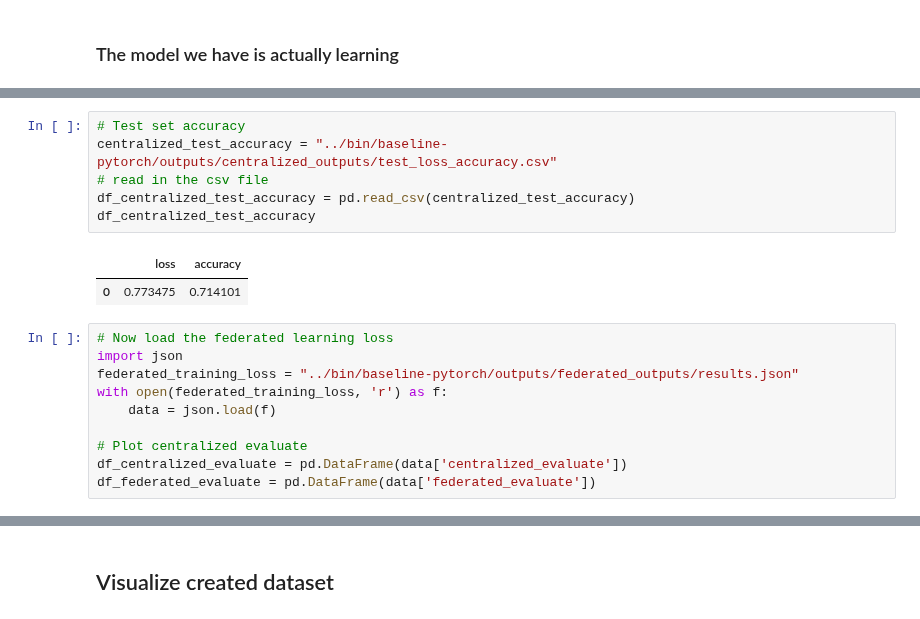
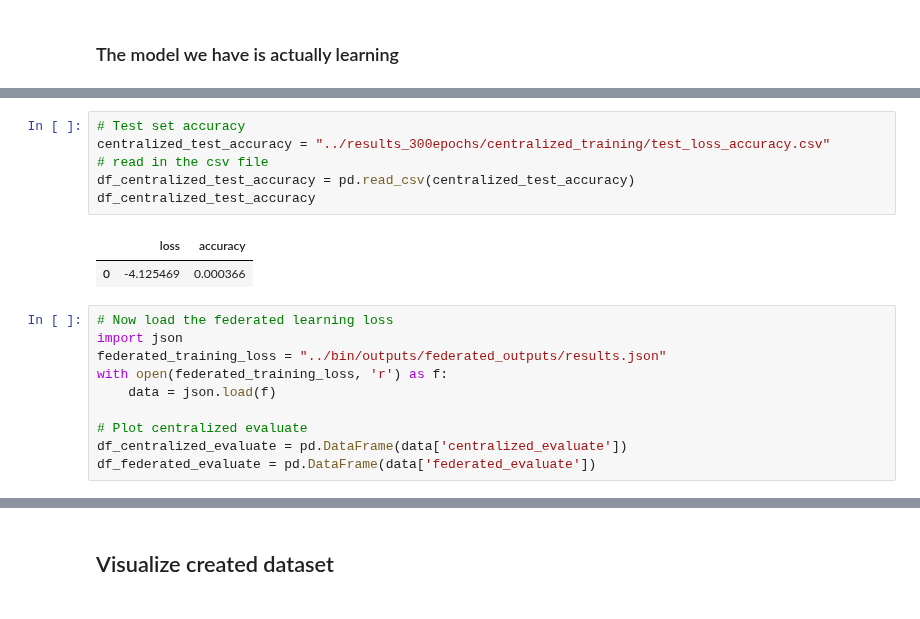
Before and after one commit to luisas/fl4tsf, a Jupyter notebook: analysis/01_baseline_checks.ipynb, the cells around one changed output, grey strips where cells are left out. Drawn from its saved outputs; the diff is of its cells as text.

```diff
--- a/analysis/01_baseline_checks.ipynb
+++ b/analysis/01_baseline_checks.ipynb
@@ -41,16 +44,16 @@ Text(0.5, 1.0, 'Centralized Training Loss')
 # %%
 # Test set accuracy
-centralized_test_accuracy = "../bin/baseline-pytorch/outputs/centralized_outputs/test_loss_accuracy.csv"
+centralized_test_accuracy = "../results_300epochs/centralized_training/test_loss_accuracy.csv"
 # read in the csv file
 df_centralized_test_accuracy = pd.read_csv(centralized_test_accuracy)
 df_centralized_test_accuracy
 # %% [output]
 |  | loss | accuracy |
-| 0 | 0.773475 | 0.714101 |
+| 0 | -4.125469 | 0.000366 |
 # %%
 # Now load the federated learning loss
 import json
-federated_training_loss = "../bin/baseline-pytorch/outputs/federated_outputs/results.json"
+federated_training_loss = "../bin/outputs/federated_outputs/results.json"
 with open(federated_training_loss, 'r') as f:
     data = json.load(f)
 
```
Also changed, not shown: parts of 6 cells of this notebook, 10 other files.
